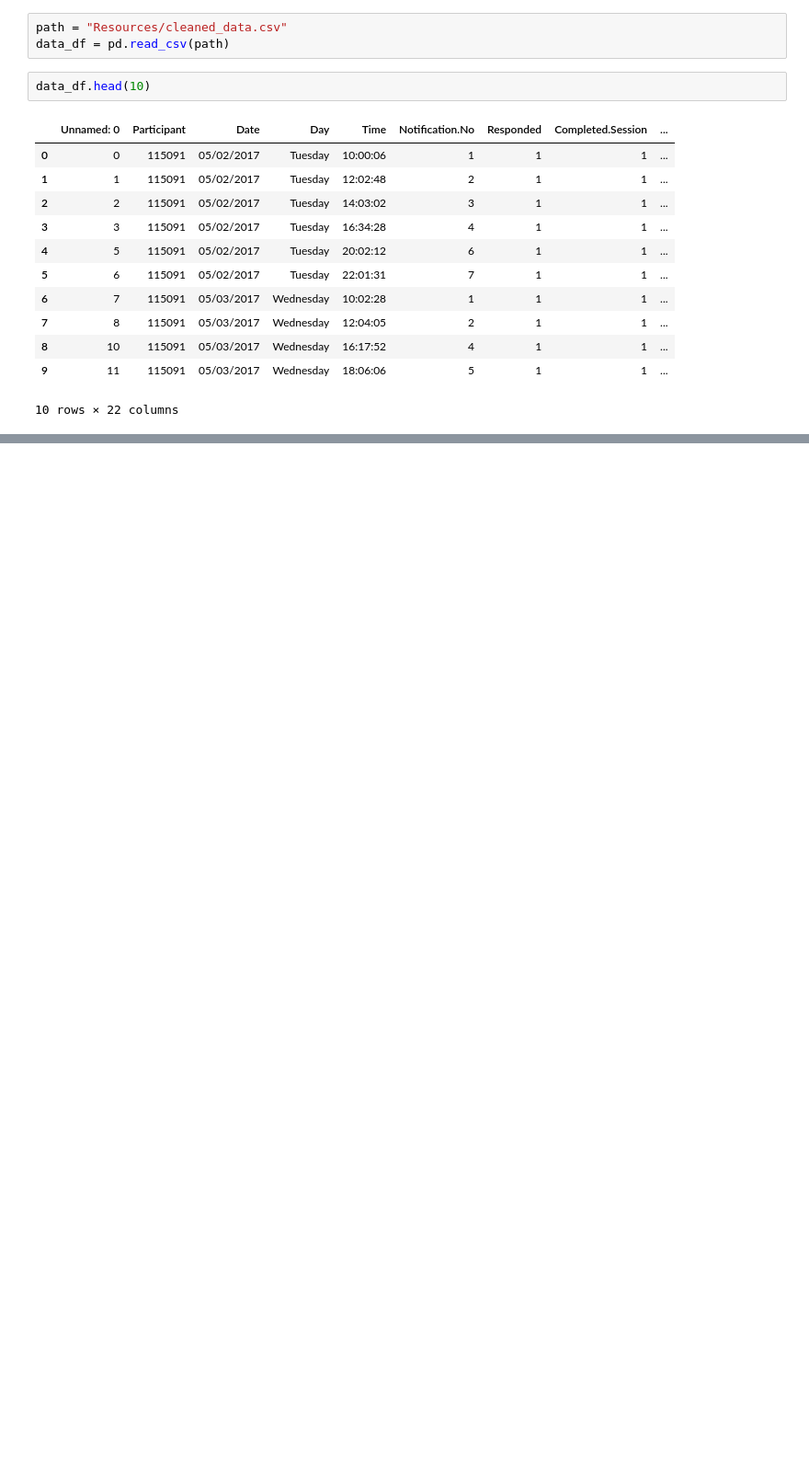
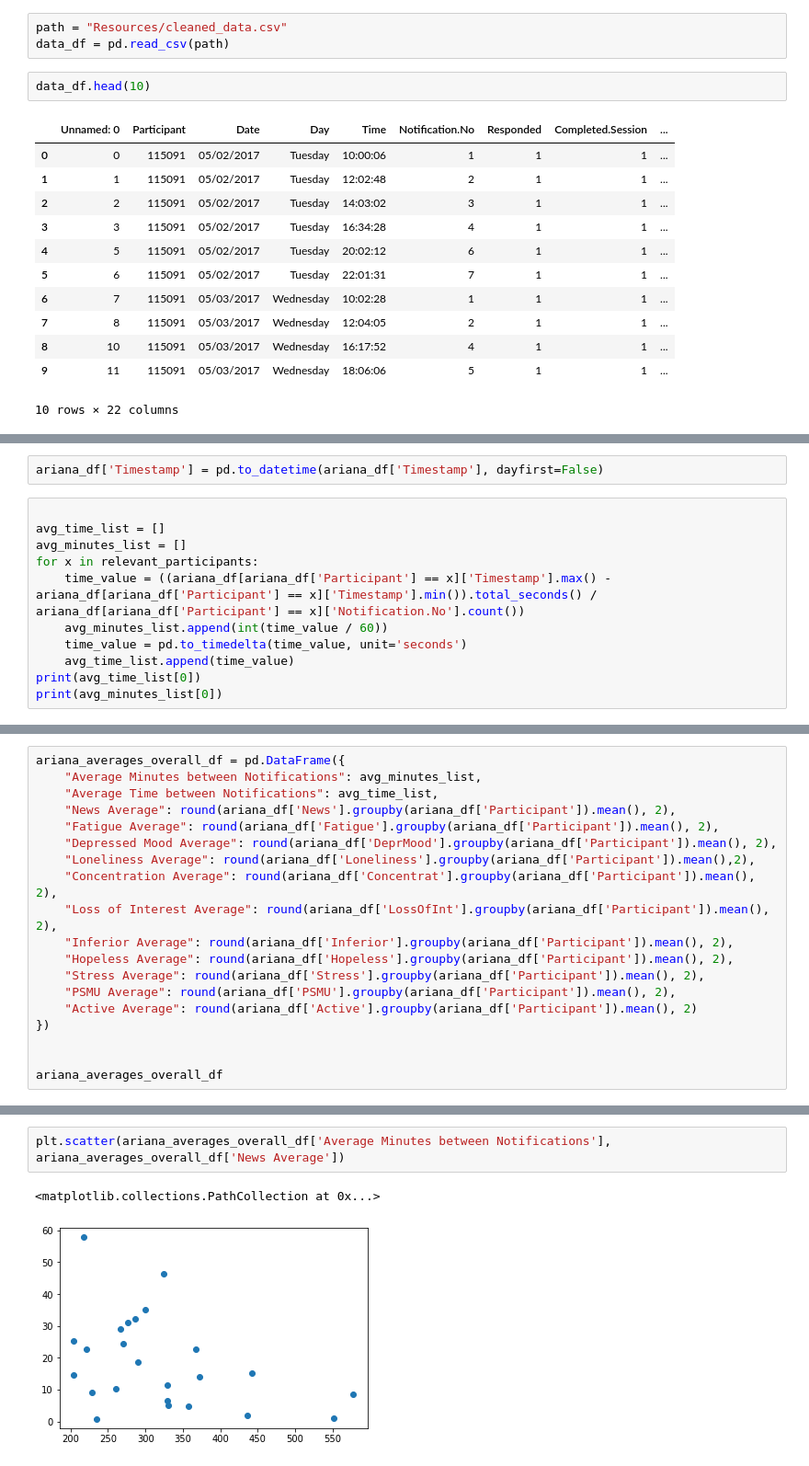
Before and after one commit to hialstkd/Social_Media_And_Happiness, a Jupyter notebook: ariana_grande.ipynb, the cells around one changed output, grey strips where cells are left out. Shown at 92% size. Cells and saved outputs as stored; diff of their text form; blank space fills up the shorter version.

Commit message:
Updated Ariana Grande Jupyter Notebook.

```diff
--- a/ariana_grande.ipynb
+++ b/ariana_grande.ipynb
@@ -24,0 +75,13 @@ data_df.head(10)
+# %%
+ariana_df['Timestamp'] = pd.to_datetime(ariana_df['Timestamp'], dayfirst=False)
+# %%
+
+avg_time_list = []
+avg_minutes_list = []
+for x in relevant_participants:
+    time_value = ((ariana_df[ariana_df['Participant'] == x]['Timestamp'].max() - ariana_df[ariana_df['Participant'] == x]['Timestamp'].min()).total_seconds() / ariana_df[ariana_df['Participant'] == x]['Notification.No'].count())
+    avg_minutes_list.append(int(time_value / 60))
+    time_value = pd.to_timedelta(time_value, unit='seconds')
+    avg_time_list.append(time_value)
+print(avg_time_list[0])
+print(avg_minutes_list[0])
@@ -24,0 +91,19 @@ data_df.head(10)
+# %%
+ariana_averages_overall_df = pd.DataFrame({
+    "Average Minutes between Notifications": avg_minutes_list,
+    "Average Time between Notifications": avg_time_list,
+    "News Average": round(ariana_df['News'].groupby(ariana_df['Participant']).mean(), 2),
+    "Fatigue Average": round(ariana_df['Fatigue'].groupby(ariana_df['Participant']).mean(), 2),
+    "Depressed Mood Average": round(ariana_df['DeprMood'].groupby(ariana_df['Participant']).mean(), 2),
+    "Loneliness Average": round(ariana_df['Loneliness'].groupby(ariana_df['Participant']).mean(),2),
+    "Concentration Average": round(ariana_df['Concentrat'].groupby(ariana_df['Participant']).mean(), 2),
+    "Loss of Interest Average": round(ariana_df['LossOfInt'].groupby(ariana_df['Participant']).mean(), 2),
+    "Inferior Average": round(ariana_df['Inferior'].groupby(ariana_df['Participant']).mean(), 2),
+    "Hopeless Average": round(ariana_df['Hopeless'].groupby(ariana_df['Participant']).mean(), 2),
+    "Stress Average": round(ariana_df['Stress'].groupby(ariana_df['Participant']).mean(), 2),
+    "PSMU Average": round(ariana_df['PSMU'].groupby(ariana_df['Participant']).mean(), 2),
+    "Active Average": round(ariana_df['Active'].groupby(ariana_df['Participant']).mean(), 2)
+})
+
+
+ariana_averages_overall_df
@@ -24,0 +129,5 @@ data_df.head(10)
+# %%
+plt.scatter(ariana_averages_overall_df['Average Minutes between Notifications'], ariana_averages_overall_df['News Average'])
+# %% [output]
+<matplotlib.collections.PathCollection at 0x...>
+[figure, added]
```
Also changed, not shown: parts of 8 cells of this notebook.
